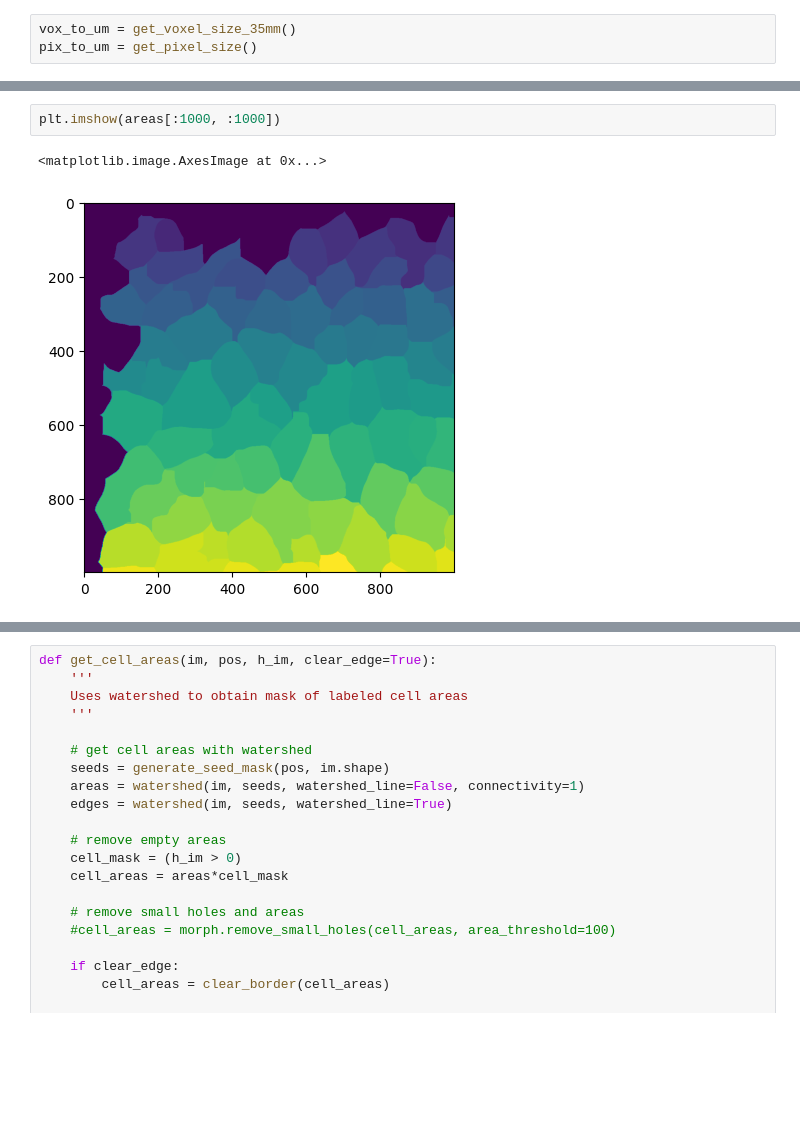
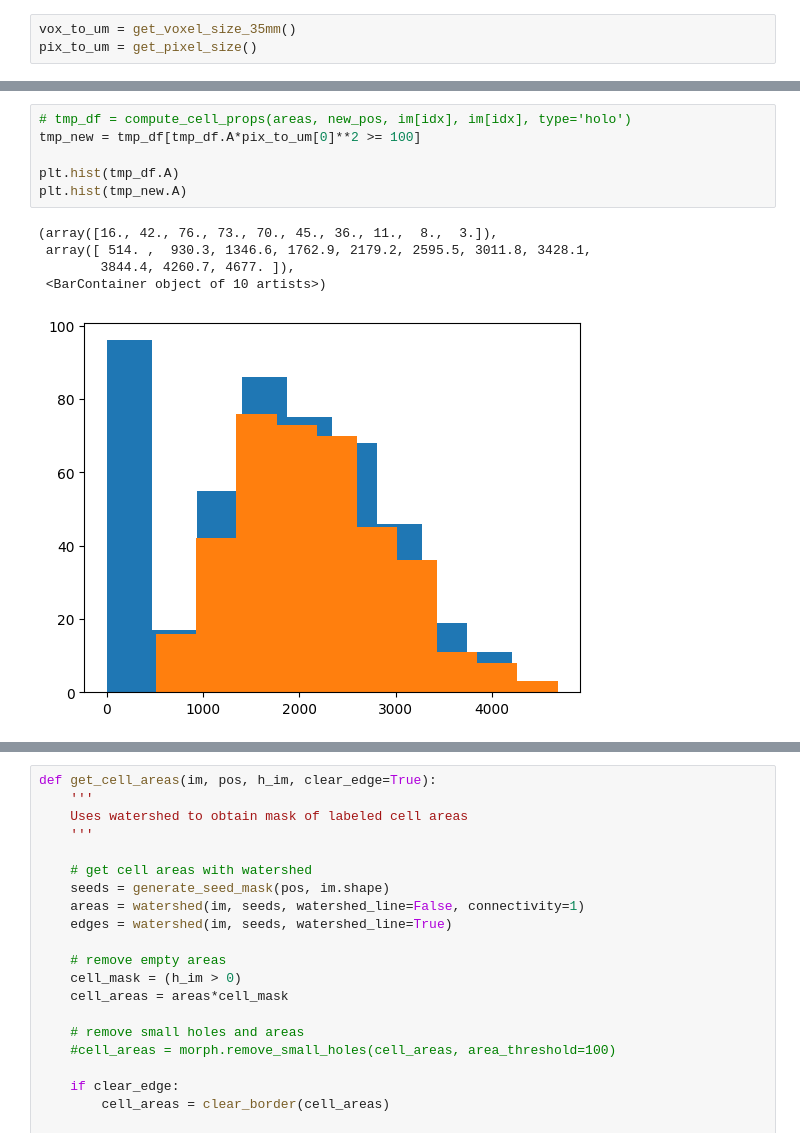
Before and after one commit to siljabl/MDCK_QPI, a Jupyter notebook: test_cell_segmentation.ipynb, the cells around one changed output, grey strips where cells are left out. Drawn from its saved outputs; the diff is of its cells as text; blank space fills up the shorter version.

Commit message:
removing small cells from dataframe (before proper filtering)

```diff
--- a/test_cell_segmentation.ipynb
+++ b/test_cell_segmentation.ipynb
@@ -100,5 +100,12 @@ print(np.sum(new_pos.T[0]>0))
-# %%
-plt.imshow(areas[:1000, :1000])
-# %% [output]
-<matplotlib.image.AxesImage at 0x...>
-[figure, removed]
+# %%
+# tmp_df = compute_cell_props(areas, new_pos, im[idx], im[idx], type='holo')
+tmp_new = tmp_df[tmp_df.A*pix_to_um[0]**2 >= 100]
+
+plt.hist(tmp_df.A)
+plt.hist(tmp_new.A)
+# %% [output]
+(array([16., 42., 76., 73., 70., 45., 36., 11.,  8.,  3.]),
+ array([ 514. ,  930.3, 1346.6, 1762.9, 2179.2, 2595.5, 3011.8, 3428.1,
+        3844.4, 4260.7, 4677. ]),
+ <BarContainer object of 10 artists>)
+[figure, added]
```
Also changed, not shown: parts of 8 cells of this notebook, 4 other files.
